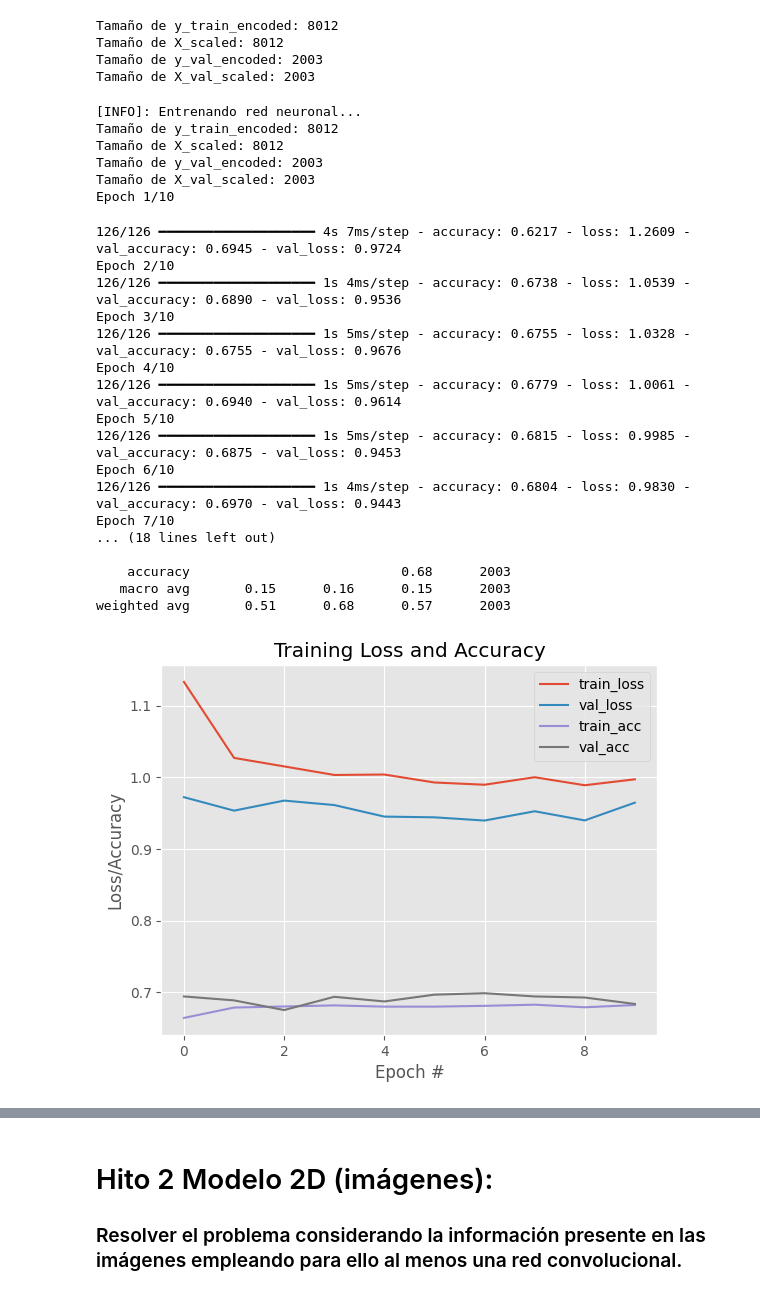
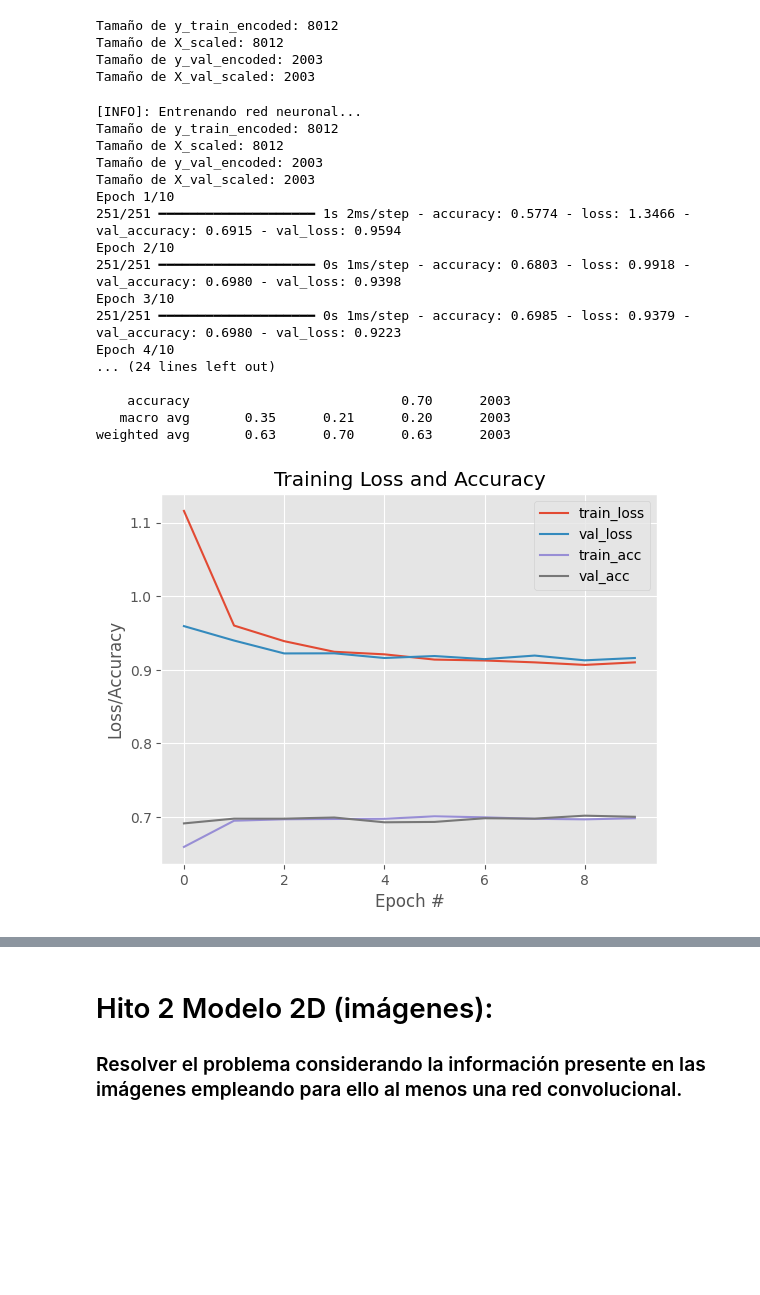
Before and after one commit to MarcosGutierrezMoya/deepLearning_practice, a Jupyter notebook: Práctica Marcos Gutierrez.ipynb, the cells around one changed output, grey strips where cells are left out. Cells and saved outputs as stored; diff of their text form; code cells hidden in the pictures; blank space fills up the shorter version.

Commit message:
cambios en la imputación y la estratificación del modelo 1D, interpretación y evaluación de los modelos

```diff
--- a/Práctica Marcos Gutierrez.ipynb
+++ b/Práctica Marcos Gutierrez.ipynb
@@ -34,7 +40,7 @@ import matplotlib.pyplot as plt
 import numpy as np
 import pandas as pd
 # %%
-hamData = pd.read_csv("./drive/MyDrive/IA Python/deepLearning/HAM10000_metadata.csv", sep=",")
+hamData = pd.read_csv("HAM10000_metadata.csv", sep=",")
 
 hamData.head(5).T
 # %% [output]
@@ -126,12 +132,17 @@ plt.show()
 # Estratificación por múltiples variables
 from sklearn.model_selection import StratifiedKFold
 
-hamData_encoded.fillna(0, inplace=True)
+numeric_columns = hamData_encoded.select_dtypes(include=['float64', 'int64']).columns
+
+# 3. Aplica la imputación solo a las columnas numéricas
+hamData_encoded[numeric_columns] = hamData_encoded[numeric_columns].fillna(hamData_encoded[numeric_columns].median())
+
 X = hamData_encoded.drop(['dx','image_id','lesion_id','dx_type'], axis=1).values
 y = hamData_encoded['dx'].values
 
-hamData['strat'] = hamData['dx'] + '_' + hamData['sex'] + '_' + pd.qcut(hamData['age'], q=5).astype(str)
-x_train, x_val, y_train, y_val = train_test_split(X, y, test_size=0.2, stratify=hamData['strat'])
+# hamData['strat'] = hamData['dx'] + '_' + hamData['sex'] + '_' + pd.qcut(hamData['age'], q=5).astype(str)
+# x_train, x_val, y_train, y_val = train_test_split(X, y, test_size=0.2, stratify=hamData['strat'])
+x_train, x_val, y_train, y_val = train_test_split(X, y, test_size=0.2, stratify=y, random_state=42)
 
 scaler = RobustScaler()
 X_scaled = scaler.fit_transform(x_train)
@@ -166,15 +177,10 @@ Tamaño de X_val_scaled: 2003
 def train_deep_net(activation_function, learning_rate, batch_size, num_epochs,lr_decay):
   model = Sequential()
   model.add(Flatten())
-  model.add(Dense(200, activation=activation_function))
+  model.add(Dense(100, activation=activation_function))  # Reducir unidades
   model.add(Dropout(0.5))
-  model.add(Dense(100, activation=activation_function))
-  model.add(Dropout(0.5))
-  model.add(Dense(60, activation=activation_function))
-  model.add(Dropout(0.5))
-  model.add(Dense(30, activation=activation_function))
-  model.add(Dropout(0.5))
-  model.add(Dense(y_train_encoded.shape[1], input_shape=(X_scaled.shape[1],), activation="softmax"))
+  model.add(Dense(50, activation=activation_function))
+  model.add(Dense(y_train_encoded.shape[1], activation="softmax"))
 
   # Compilamos y entrenamos el modelo SGD
   print("[INFO]: Entrenando red neuronal...")
@@ -207,36 +213,30 @@ def train_deep_net(activation_function, learning_rate, batch_size, num_epochs,lr
   return model
 # %%
 act = tf.nn.relu
-learning_rate = 0.01
+learning_rate = 0.001
 lr_decay = 1e-4
 num_epochs = 10
-batch_size = 64
+batch_size = 32
 model_tabular = train_deep_net(act, learning_rate, batch_size, num_epochs,lr_decay)
 # %% [output]
 [INFO]: Entrenando red neuronal...
 Tamaño de y_train_encoded: 8012
 Tamaño de X_scaled: 8012
 Tamaño de y_val_encoded: 2003
 Tamaño de X_val_scaled: 2003
 Epoch 1/10
+251/251 ━━━━━━━━━━━━━━━━━━━━ 1s 2ms/step - accuracy: 0.5774 - loss: 1.3466 - val_accuracy: 0.6915 - val_loss: 0.9594
+Epoch 2/10
+251/251 ━━━━━━━━━━━━━━━━━━━━ 0s 1ms/step - accuracy: 0.6803 - loss: 0.9918 - val_accuracy: 0.6980 - val_loss: 0.9398
+Epoch 3/10
+251/251 ━━━━━━━━━━━━━━━━━━━━ 0s 1ms/step - accuracy: 0.6985 - loss: 0.9379 - val_accuracy: 0.6980 - val_loss: 0.9223
+Epoch 4/10
+... (24 lines left out)
+
+    accuracy                           0.70      2003
+   macro avg       0.35      0.21      0.20      2003
+weighted avg       0.63      0.70      0.63      2003
-126/126 ━━━━━━━━━━━━━━━━━━━━ 4s 7ms/step - accuracy: 0.6217 - loss: 1.2609 - val_accuracy: 0.6945 - val_loss: 0.9724
-Epoch 2/10
-126/126 ━━━━━━━━━━━━━━━━━━━━ 1s 4ms/step - accuracy: 0.6738 - loss: 1.0539 - val_accuracy: 0.6890 - val_loss: 0.9536
-Epoch 3/10
-126/126 ━━━━━━━━━━━━━━━━━━━━ 1s 5ms/step - accuracy: 0.6755 - loss: 1.0328 - val_accuracy: 0.6755 - val_loss: 0.9676
-Epoch 4/10
-126/126 ━━━━━━━━━━━━━━━━━━━━ 1s 5ms/step - accuracy: 0.6779 - loss: 1.0061 - val_accuracy: 0.6940 - val_loss: 0.9614
-Epoch 5/10
-126/126 ━━━━━━━━━━━━━━━━━━━━ 1s 5ms/step - accuracy: 0.6815 - loss: 0.9985 - val_accuracy: 0.6875 - val_loss: 0.9453
-Epoch 6/10
-126/126 ━━━━━━━━━━━━━━━━━━━━ 1s 4ms/step - accuracy: 0.6804 - loss: 0.9830 - val_accuracy: 0.6970 - val_loss: 0.9443
-Epoch 7/10
-... (18 lines left out)
-
-    accuracy                           0.68      2003
-   macro avg       0.15      0.16      0.15      2003
-weighted avg       0.51      0.68      0.57      2003
-[figure, old version]
+[figure, new version]
 # %%
 model_tabular.summary()
 # %% [output]
```
Also changed, not shown: parts of 24 cells of this notebook, 3 other files.
